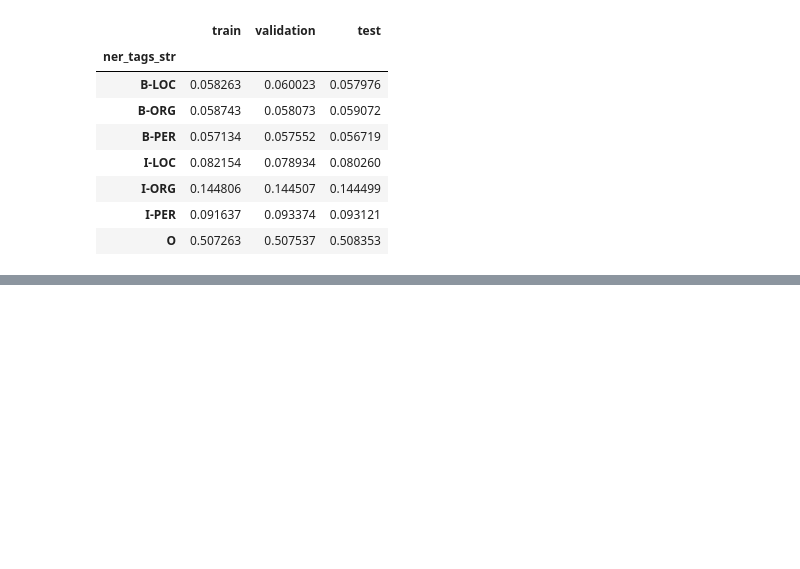
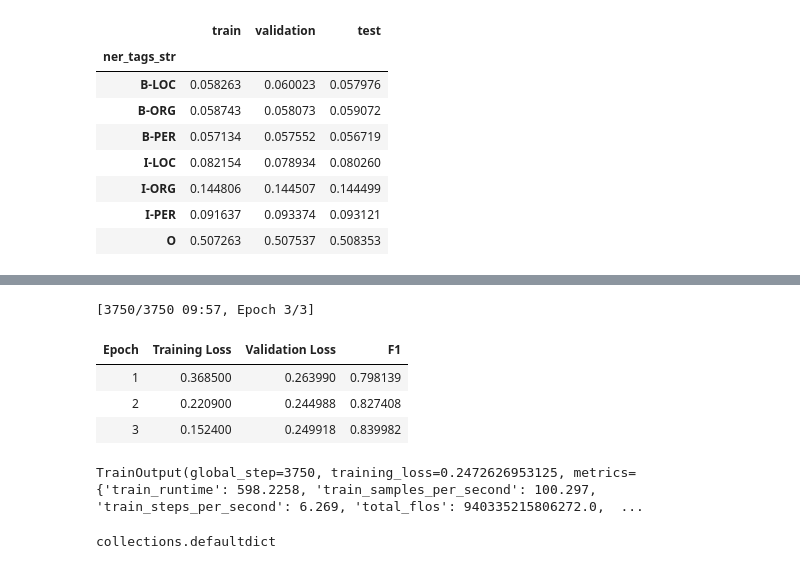
Before and after one commit to Calcifer777/learn-nlp, a Jupyter notebook: learn-transformers/ner_ft.ipynb, the cells around one changed output, grey strips where cells are left out. Cells and saved outputs as stored; diff of their text form; code cells hidden in the pictures; blank space fills up the shorter version.

```diff
--- a/learn-transformers/ner_ft.ipynb
+++ b/learn-transformers/ner_ft.ipynb
@@ -98,0 +216,35 @@ tokenizer.convert_ids_to_tokens(
+# %%
+def compute_metrics(eval_pred):
+  y_pred, y_true = align_predictions(
+    eval_pred.predictions,
+    eval_pred.label_ids
+  )
+  return {"f1": f1_score(y_true, y_pred)}
+# %%
+data_collator = DataCollatorForTokenClassification(tokenizer)
+# %%
+def model_init():
+    return (
+      RobertaForTokenClassification
+        .from_pretrained(model_name, config=config)
+        .to(device)
+    )
+# %%
+trainer = transformers.Trainer(
+  model_init=model_init,
+  args=training_args,
+  data_collator=data_collator,
+  compute_metrics=compute_metrics,
+  train_dataset=ds_tkn["train"],
+  eval_dataset=ds_tkn["validation"],
+  tokenizer=tokenizer
+)
+# %%
+trainer.train()
+# %% [output]
+[3750/3750 09:57, Epoch 3/3]
+| Epoch | Training Loss | Validation Loss | F1 |
+| 1 | 0.368500 | 0.263990 | 0.798139 |
+| 2 | 0.220900 | 0.244988 | 0.827408 |
+| 3 | 0.152400 | 0.249918 | 0.839982 |
+TrainOutput(global_step=3750, training_loss=0.2472626953125, metrics={'train_runtime': 598.2258, 'train_samples_per_second': 100.297, 'train_steps_per_second': 6.269, 'total_flos': 940335215806272.0,  ...
@@ -98,0 +255,4 @@ tokenizer.convert_ids_to_tokens(
+# %%
+type(d)
+# %% [output]
+collections.defaultdict
```
Also changed, not shown: parts of 14 cells of this notebook.
